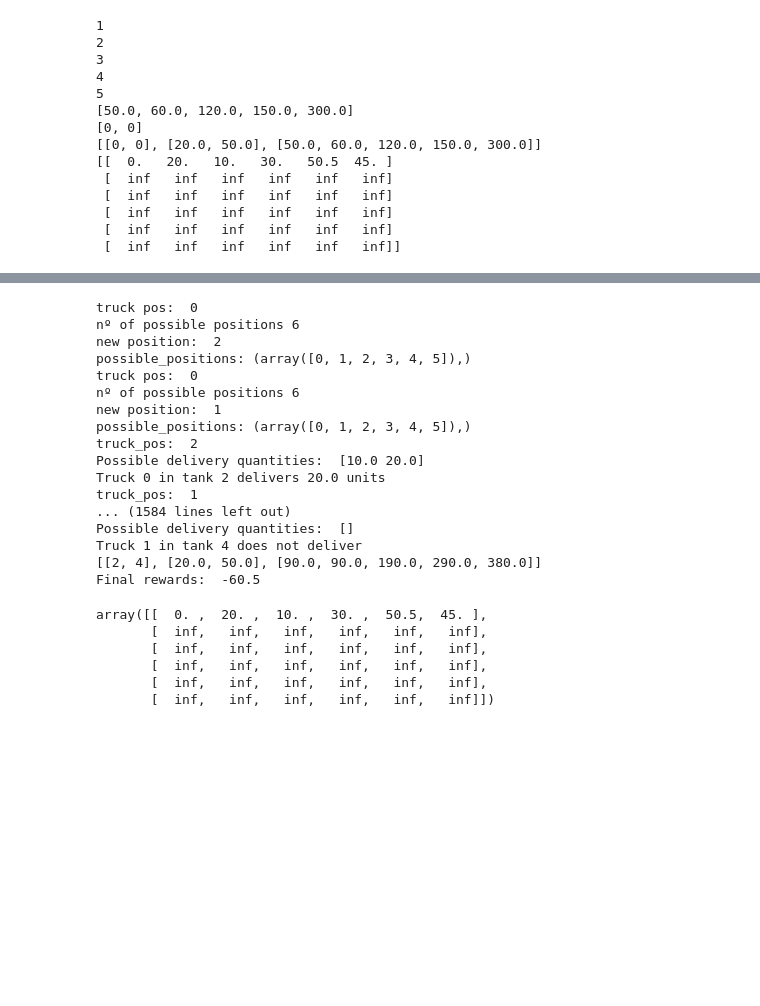
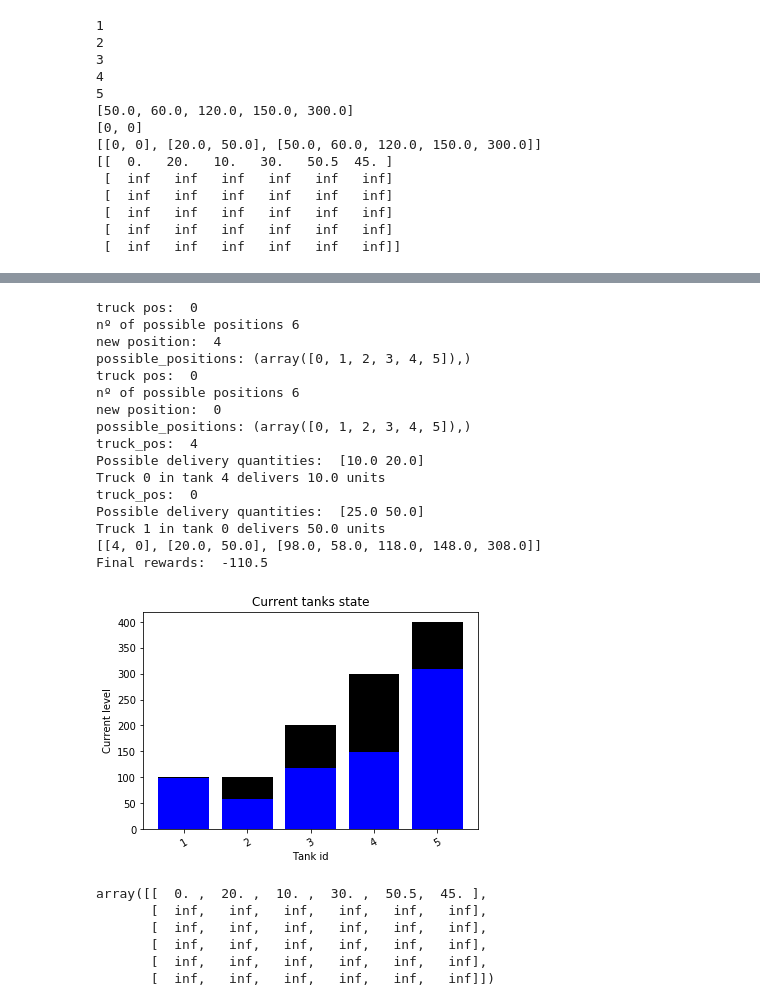
Before and after one commit to dsalgador/RL-Project, a Jupyter notebook: State-classes.ipynb, the cells around one changed output, grey strips where cells are left out. Cells and saved outputs as stored; diff of their text form; code cells hidden in the pictures; blank space fills up the shorter version.

```diff
--- a/State-classes.ipynb
+++ b/State-classes.ipynb
@@ -57,14 +59,34 @@ class System():
         self.n = len(tanks)
         self.s = self.state()
 
+        self.tanks_id = self.tank_ids()
+        self.trucks_id = self.truck_ids()
+        self.tanks_max_load = self.tank_max_loads()
+        self.trucks_max_load = self.truck_max_loads()
+
+
     def truck_loads(self):
         return([self.trucks[i].load for i in range(self.k)])
+
+    def truck_max_loads(self):
+        return([self.trucks[i].max_load for i in range(self.k)])
 
     def truck_positions(self):
         return([self.trucks[i].pos for i in range(self.k)])
 
+    def truck_ids(self):
+        return([self.trucks[i].id for i in range(self.k)])
+
     def tank_loads(self):
         return([self.tanks[i].load for i in range(self.n)])
+
+    def tank_max_loads(self):
+        return([self.tanks[i].max_load for i in range(self.n)])
+
+    def tank_ids(self):
+        return([self.tanks[i].id for i in range(self.n)])
+
+
 
     def state(self):
         #[ positions, truck-loads, tank-loads]
@@ -73,6 +95,18 @@ class System():
 
     def update_state(self):
         self.s = self.state()
+
+    def visualize(self):
+            #s = self.state()
+            index = np.arange(self.n)
+            plt.bar(index, self.tanks_max_load, color = 'black')
+            plt.bar(index, self.tank_loads(), color = 'blue' )
+            plt.xlabel('Tank id', fontsize=10)
+            plt.ylabel('Current level', fontsize=10)
+            plt.xticks(index, self.tanks_id, fontsize=10, rotation=30)
+            plt.title('Current tanks state')
+            plt.show()
+
 
     def is_some_tank_empty(self):
         for tank in self.tanks:
@@ -266,29 +325,30 @@ print(toy_system.weights)
 # print("Final rewards: ", rewards)
 # %%
 # Simulation
-for it in range(100):
+for it in range(1):
     rewards = toy_system.random_action(seed)
     print(toy_system.state())
     print("Final rewards: ", rewards)
     toy_system.reset_trucks_positions()
+    toy_system.visualize()
 # %% [output]
 truck pos:  0
 nº of possible positions 6
-new position:  2
+new position:  4
 possible_positions: (array([0, 1, 2, 3, 4, 5]),)
 truck pos:  0
 nº of possible positions 6
-new position:  1
+new position:  0
 possible_positions: (array([0, 1, 2, 3, 4, 5]),)
-truck_pos:  2
+truck_pos:  4
 Possible delivery quantities:  [10.0 20.0]
-Truck 0 in tank 2 delivers 20.0 units
-truck_pos:  1
-... (1584 lines left out)
-Possible delivery quantities:  []
-Truck 1 in tank 4 does not deliver
-[[2, 4], [20.0, 50.0], [90.0, 90.0, 190.0, 290.0, 380.0]]
-Final rewards:  -60.5
+Truck 0 in tank 4 delivers 10.0 units
+truck_pos:  0
+Possible delivery quantities:  [25.0 50.0]
+Truck 1 in tank 0 delivers 50.0 units
+[[4, 0], [20.0, 50.0], [98.0, 58.0, 118.0, 148.0, 308.0]]
+Final rewards:  -110.5
+[figure, added]
 # %%
 toy_system.weights
 # %% [output]
```
Also changed, not shown: parts of 3 cells of this notebook.
